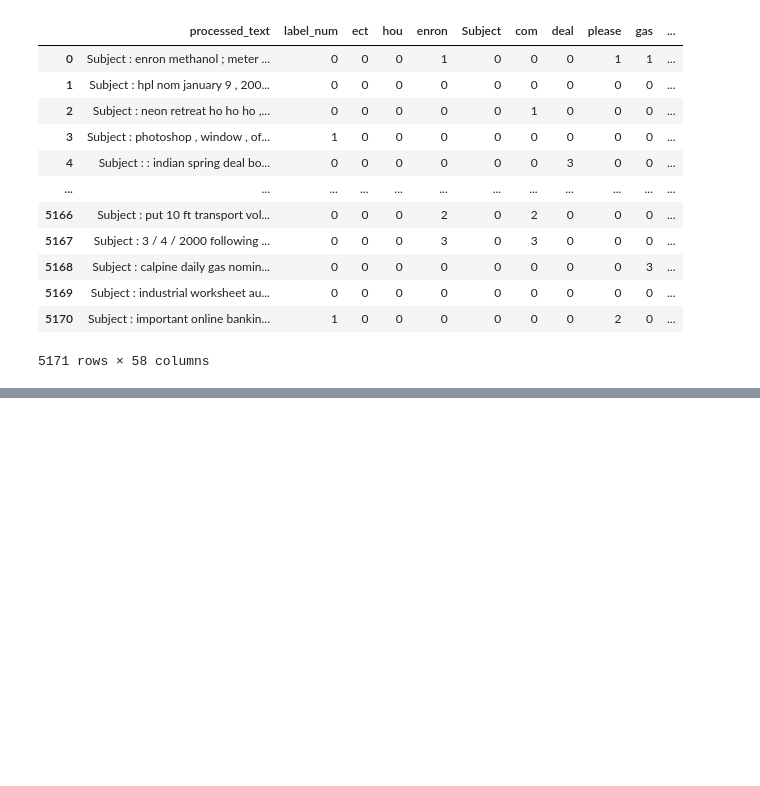
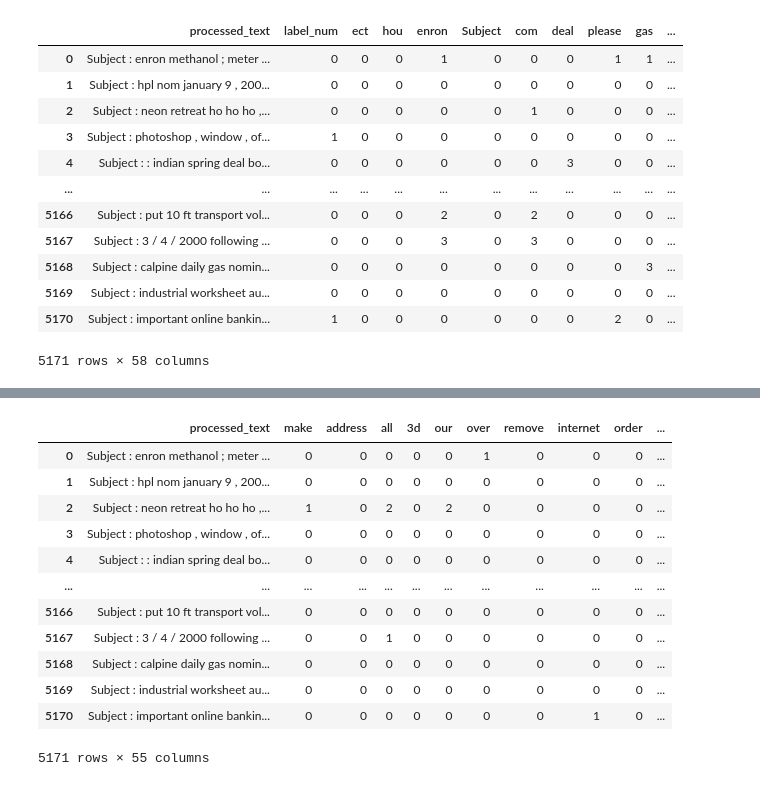
Before and after one commit to sunnyline99/RR_Project, a Jupyter notebook: Updated Research/Research_codes_upd.ipynb, the cells around one changed output, grey strips where cells are left out. Saved outputs shown, nothing was run; the diff lists cells and outputs as text; code cells hidden in the pictures; blank space fills up the shorter version.

Commit message:
Added word frequency matrix with old words

```diff
--- a/Updated Research/Research_codes_upd.ipynb
+++ b/Updated Research/Research_codes_upd.ipynb
@@ -187,0 +193,29 @@ data
+# %%
+data_old = pd.DataFrame(data["processed_text"])
+
+words_old = ['make', 'address', 'all', '3d', 'our', 'over', 'remove', 'internet','order',
+             'mail', 'receive', 'will', 'people', 'report', 'addresses','free', 'business',
+             'email', 'you', 'credit', 'your', 'font', '000', 'money', 'hp','hpl','george',
+             '650', 'lab', 'labs', 'telnet', '857', 'data', '415', '85', 'technology', '1999',
+             'parts', 'pm', 'direct', 'cs', 'meeting', 'original', 'project', 're', 'edu', 'table',
+             'conference', ';', '(', '[', '!', '$', '#']
+# %%
+for char in words_old:
+    pattern = re.escape(char)  # Escape special characters in the regex pattern
+    data_old[char] = data["processed_text"].str.count(pattern)
+# %%
+data_old
+# %% [output]
+|  | processed_text | make | address | all | 3d | our | over | remove | internet | order | ... |
+| 0 | Subject : enron methanol ; meter ... | 0 | 0 | 0 | 0 | 0 | 1 | 0 | 0 | 0 | ... |
+| 1 | Subject : hpl nom january 9 , 200... | 0 | 0 | 0 | 0 | 0 | 0 | 0 | 0 | 0 | ... |
+| 2 | Subject : neon retreat ho ho ho ,... | 1 | 0 | 2 | 0 | 2 | 0 | 0 | 0 | 0 | ... |
+| 3 | Subject : photoshop , window , of... | 0 | 0 | 0 | 0 | 0 | 0 | 0 | 0 | 0 | ... |
+| 4 | Subject : : indian spring deal bo... | 0 | 0 | 0 | 0 | 0 | 0 | 0 | 0 | 0 | ... |
+| ... | ... | ... | ... | ... | ... | ... | ... | ... | ... | ... | ... |
+| 5166 | Subject : put 10 ft transport vol... | 0 | 0 | 0 | 0 | 0 | 0 | 0 | 0 | 0 | ... |
+| 5167 | Subject : 3 / 4 / 2000 following ... | 0 | 0 | 1 | 0 | 0 | 0 | 0 | 0 | 0 | ... |
+| 5168 | Subject : calpine daily gas nomin... | 0 | 0 | 0 | 0 | 0 | 0 | 0 | 0 | 0 | ... |
+| 5169 | Subject : industrial worksheet au... | 0 | 0 | 0 | 0 | 0 | 0 | 0 | 0 | 0 | ... |
+| 5170 | Subject : important online bankin... | 0 | 0 | 0 | 0 | 0 | 0 | 0 | 1 | 0 | ... |
+5171 rows × 55 columns
```
Also changed, not shown: parts of 5 cells of this notebook.
